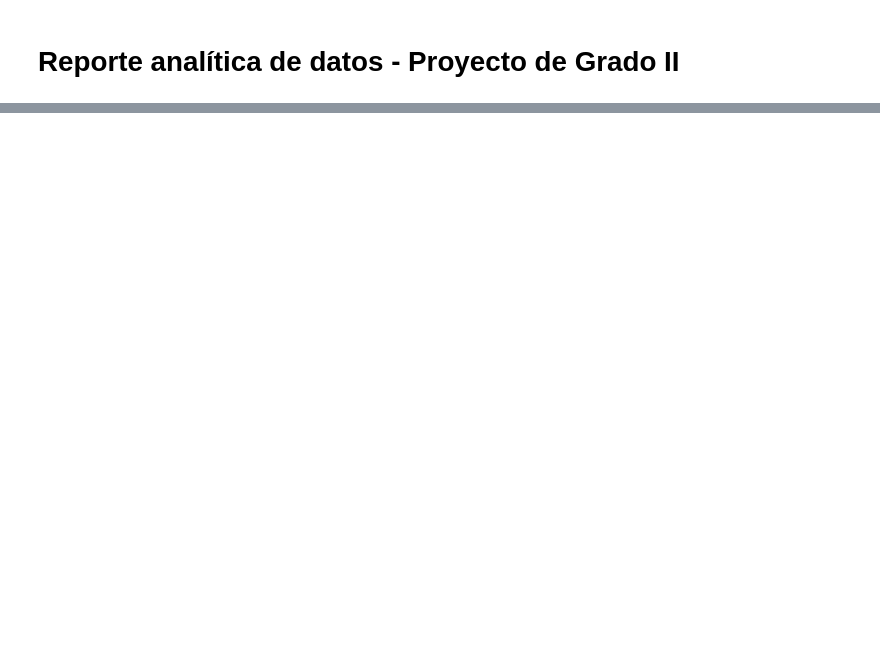
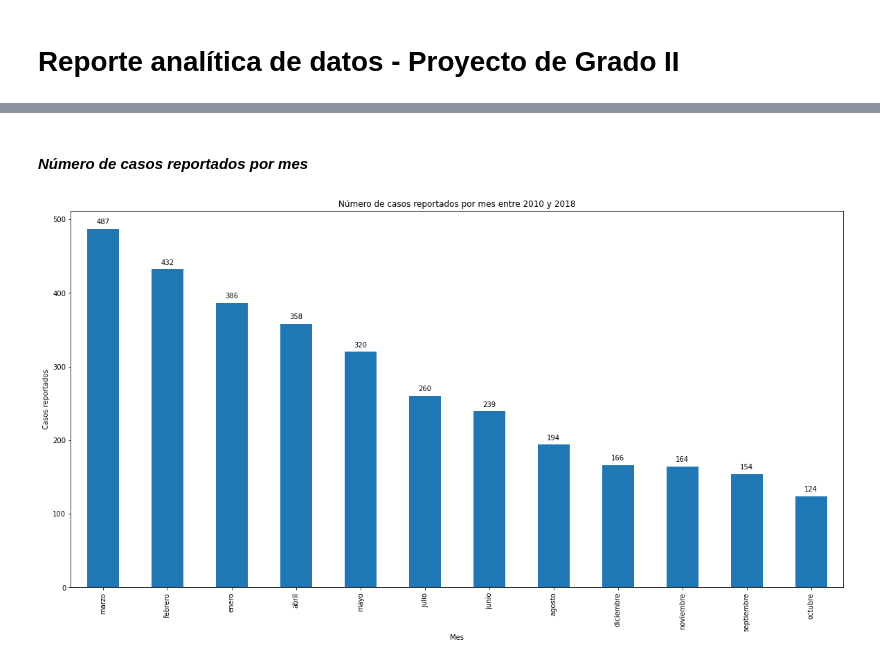
Before and after one commit to JuanImbachi/PDG, a Jupyter notebook: Data Analytics/Data Analytics Report.ipynb, the cells around one changed output, grey strips where cells are left out. Cells and saved outputs as stored; diff of their text form; code cells hidden in the pictures; blank space fills up the shorter version.

```diff
--- a/Data Analytics/Data Analytics Report.ipynb
+++ b/Data Analytics/Data Analytics Report.ipynb
@@ -12,0 +32,17 @@ ParserError: Error tokenizing data. C error: Expected 1 fields in line 610, saw
+# %% [markdown]
+#### *Número de casos reportados por mes*
+# %%
+months = df['MesOcurrencia'].value_counts().plot(kind='bar', figsize=(20, 10))
+months.set_xlabel('Mes')
+months.set_ylabel('Casos reportados')
+months.set_title('Número de casos reportados por mes entre 2010 y 2018')
+
+for p in months.patches:
+    months.annotate(np.round(p.get_height(),decimals=2),
+                (p.get_x()+p.get_width()/2., p.get_height()),
+                ha='center',
+                va='center',
+                xytext=(0, 10),
+                textcoords='offset points')
+# %% [output]
+[figure, added]
```
Also changed, not shown: parts of 17 cells of this notebook, 2 other files.
